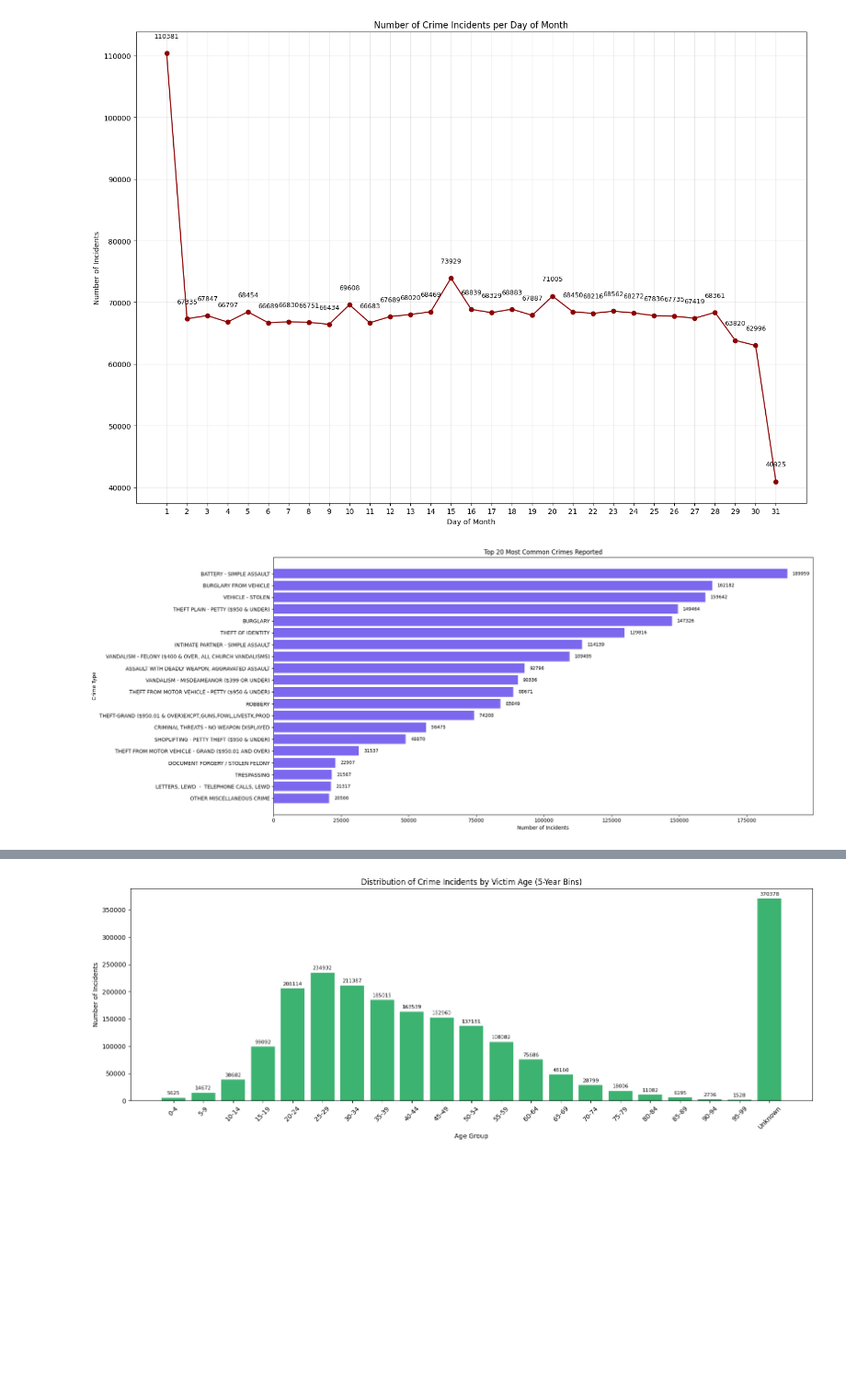
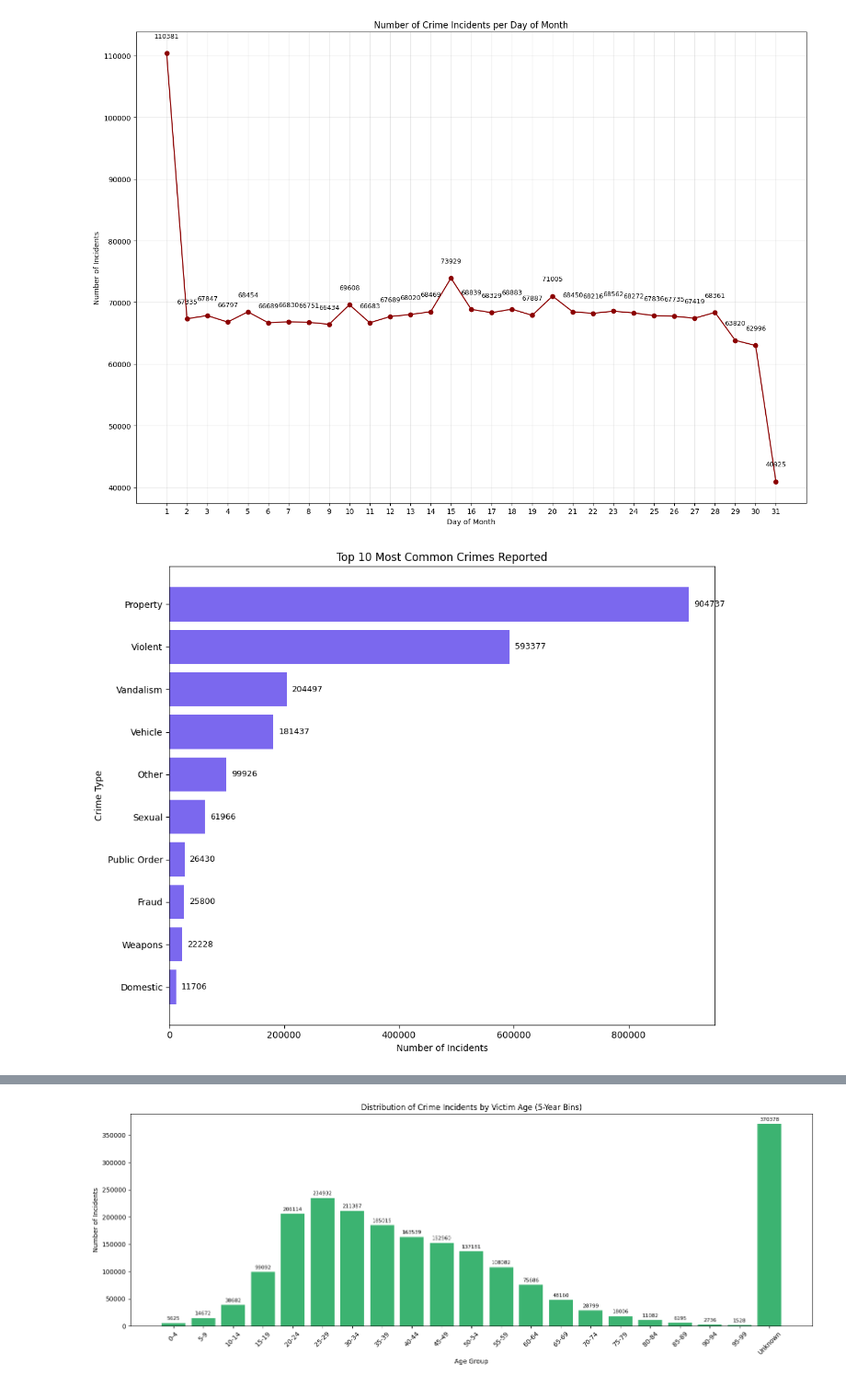
Before and after one commit to MilenaM06/LA-Crime-Analysis, a Jupyter notebook: notebooks/5_1_data_analysis.ipynb, the cells around one changed output, grey strips where cells are left out. Shown at 92% size. Saved outputs shown, nothing was run; the diff lists cells and outputs as text; code cells hidden in the pictures; blank space fills up the shorter version.

```diff
--- a/notebooks/5_1_data_analysis.ipynb
+++ b/notebooks/5_1_data_analysis.ipynb
@@ -21,6 +21,14 @@ merged_data = pd.read_csv(
     low_memory=False
 )
 
+# Load crimes with categories dataset
+crime_with_categories = pd.read_csv(
+    "../processed_data/cleaned_crime_data_with_categories.csv",
+    dtype=dtype_dict,
+    parse_dates=["DATE RPTD", "DATETIME OCC"],
+    low_memory=False
+)
+
 merged_data.head()
 # %% [output]
 |  | ID | DATE RPTD | CRIME | VICT AGE | VICT SEX | VICT DESCENT | PLACE | LAT | LON | ... |
@@ -207,24 +215,24 @@ plt.show()
 [figure]
 # %%
 # Count incidents per crime type
-crime_counts = data['CRIME'].value_counts()
+crime_counts = crime_with_categories['crime_category'].value_counts()
 
-# Take top 20 most common crimes
-top20_crimes = crime_counts.head(20)
+# Take top 10 most common crimes
+top10_crimes = crime_counts.head(10)
 
 # Plot bar chart
-plt.figure(figsize=(20,8))
-bars = plt.barh(top20_crimes.index[::-1], top20_crimes.values[::-1], color='mediumslateblue')
+plt.figure(figsize=(10,8))
+bars = plt.barh(top10_crimes.index[::-1], top10_crimes.values[::-1], color='mediumslateblue')
 
 # Add numbers on bars
-for i, count in enumerate(top20_crimes.values[::-1]):
-    plt.text(count + max(top20_crimes.values)*0.01, i, str(count),
+for i, count in enumerate(top10_crimes.values[::-1]):
+    plt.text(count + max(top10_crimes.values)*0.01, i, str(count),
              va='center', fontsize=9)
 
-plt.title("Top 20 Most Common Crimes Reported")
+plt.title("Top 10 Most Common Crimes Reported")
 plt.xlabel("Number of Incidents")
 plt.ylabel("Crime Type")
 plt.tight_layout()
 plt.show()
 # %% [output]
-[figure, old version]
+[figure, new version]
```
Also changed, not shown: parts of 1 cell of this notebook, 9 other files.
